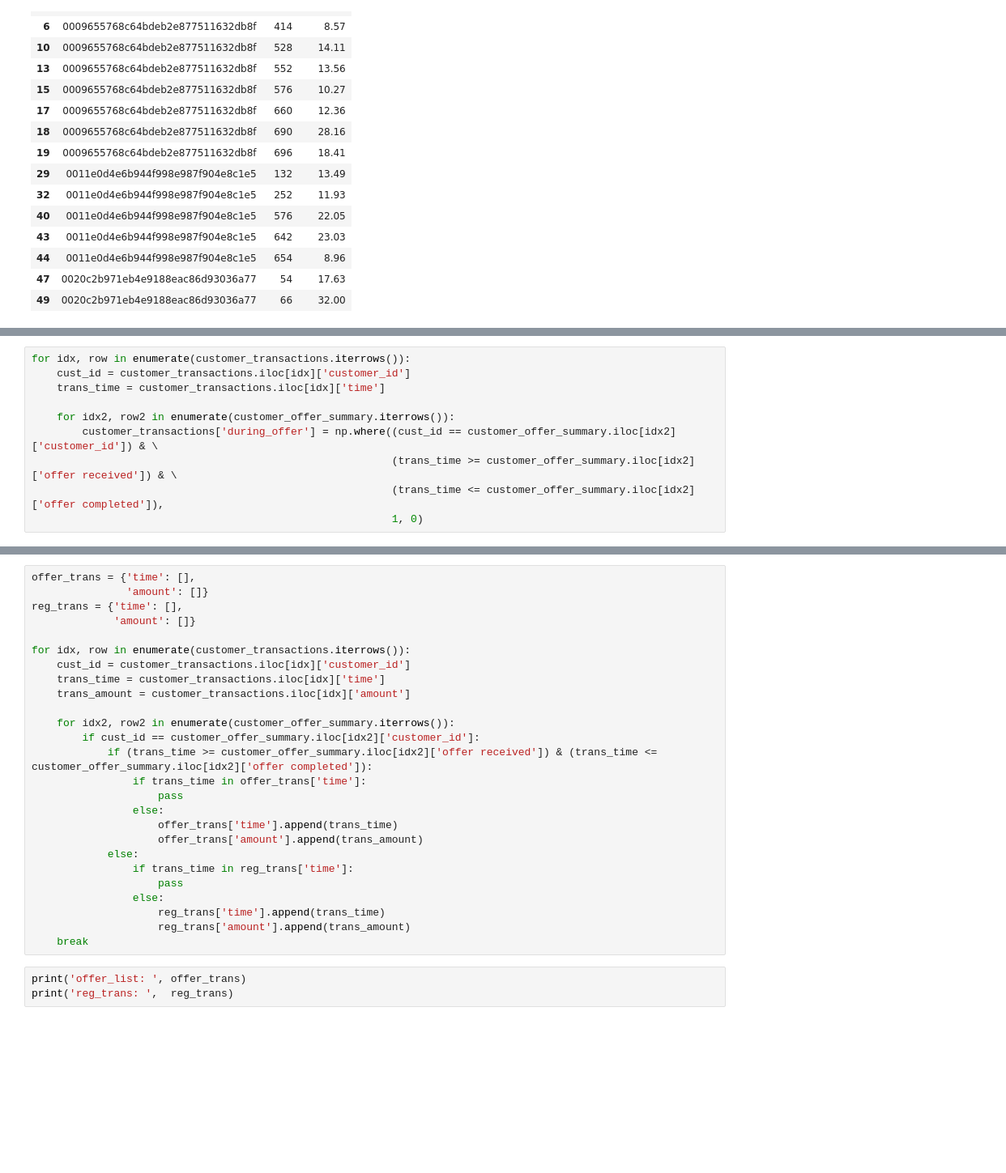
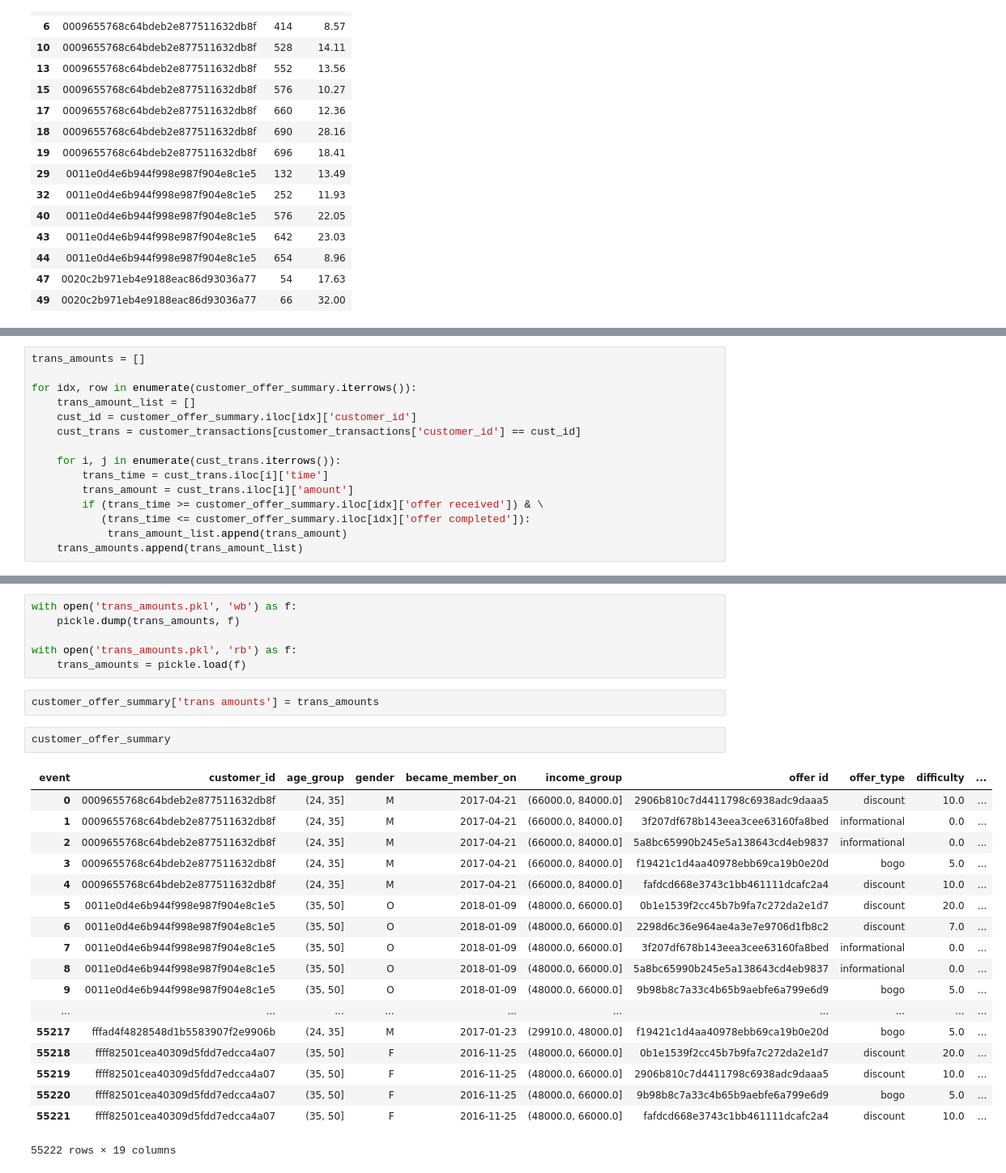
Before and after one commit to ajgiust/Optimize-Starbucks-App-Offers, a Jupyter notebook: Starbucks_Capstone_notebook.ipynb, the cells around one changed output, grey strips where cells are left out. Shown: that part at 81% size. Saved outputs shown, nothing was run; the diff lists cells and outputs as text; blank space fills up the shorter version.

Commit message:
feat: Create trans_amounts column

```diff
--- a/Starbucks_Capstone_notebook.ipynb
+++ b/Starbucks_Capstone_notebook.ipynb
@@ -831,10 +838,15 @@ customer_transactions.head(15)
 # %%
-for idx, row in enumerate(customer_transactions.iterrows()):
-    cust_id = customer_transactions.iloc[idx]['customer_id']
-    trans_time = customer_transactions.iloc[idx]['time']
+trans_amounts = []
 
-    for idx2, row2 in enumerate(customer_offer_summary.iterrows()):
-        customer_transactions['during_offer'] = np.where((cust_id == customer_offer_summary.iloc[idx2]['customer_id']) & \
-                                                         (trans_time >= customer_offer_summary.iloc[idx2]['offer received']) & \
-                                                         (trans_time <= customer_offer_summary.iloc[idx2]['offer completed']),
-                                                         1, 0)
+for idx, row in enumerate(customer_offer_summary.iterrows()):
+    trans_amount_list = []
+    cust_id = customer_offer_summary.iloc[idx]['customer_id']
+    cust_trans = customer_transactions[customer_transactions['customer_id'] == cust_id]
+
+    for i, j in enumerate(cust_trans.iterrows()):
+        trans_time = cust_trans.iloc[i]['time']
+        trans_amount = cust_trans.iloc[i]['amount']
+        if (trans_time >= customer_offer_summary.iloc[idx]['offer received']) & \
+           (trans_time <= customer_offer_summary.iloc[idx]['offer completed']):
+            trans_amount_list.append(trans_amount)
+    trans_amounts.append(trans_amount_list)
@@ -860,32 +853,32 @@ customer_transactions.head(15)
-# %%
-offer_trans = {'time': [],
-               'amount': []}
-reg_trans = {'time': [],
-             'amount': []}
-
-for idx, row in enumerate(customer_transactions.iterrows()):
-    cust_id = customer_transactions.iloc[idx]['customer_id']
-    trans_time = customer_transactions.iloc[idx]['time']
-    trans_amount = customer_transactions.iloc[idx]['amount']
-
-    for idx2, row2 in enumerate(customer_offer_summary.iterrows()):
-        if cust_id == customer_offer_summary.iloc[idx2]['customer_id']:
-            if (trans_time >= customer_offer_summary.iloc[idx2]['offer received']) & (trans_time <= customer_offer_summary.iloc[idx2]['offer completed']):
-                if trans_time in offer_trans['time']:
-                    pass
-                else:
-                    offer_trans['time'].append(trans_time)
-                    offer_trans['amount'].append(trans_amount)
-            else:
-                if trans_time in reg_trans['time']:
-                    pass
-                else:
-                    reg_trans['time'].append(trans_time)
-                    reg_trans['amount'].append(trans_amount)
-    break
-# %%
-print('offer_list: ', offer_trans)
-print('reg_trans: ',  reg_trans)
+# %%
+with open('trans_amounts.pkl', 'wb') as f:
+    pickle.dump(trans_amounts, f)
+
+with open('trans_amounts.pkl', 'rb') as f:
+    trans_amounts = pickle.load(f)
+# %%
+customer_offer_summary['trans amounts'] = trans_amounts
+# %%
+customer_offer_summary
+# %% [output]
+| event | customer_id | age_group | gender | became_member_on | income_group | offer id | offer_type | difficulty | ... |
+| 0 | 0009655768c64bdeb2e877511632db8f | (24, 35] | M | 2017-04-21 | (66000.0, 84000.0] | 2906b810c7d4411798c6938adc9daaa5 | discount | 10.0 | ... |
+| 1 | 0009655768c64bdeb2e877511632db8f | (24, 35] | M | 2017-04-21 | (66000.0, 84000.0] | 3f207df678b143eea3cee63160fa8bed | informational | 0.0 | ... |
+| 2 | 0009655768c64bdeb2e877511632db8f | (24, 35] | M | 2017-04-21 | (66000.0, 84000.0] | 5a8bc65990b245e5a138643cd4eb9837 | informational | 0.0 | ... |
+| 3 | 0009655768c64bdeb2e877511632db8f | (24, 35] | M | 2017-04-21 | (66000.0, 84000.0] | f19421c1d4aa40978ebb69ca19b0e20d | bogo | 5.0 | ... |
+| 4 | 0009655768c64bdeb2e877511632db8f | (24, 35] | M | 2017-04-21 | (66000.0, 84000.0] | fafdcd668e3743c1bb461111dcafc2a4 | discount | 10.0 | ... |
+| 5 | 0011e0d4e6b944f998e987f904e8c1e5 | (35, 50] | O | 2018-01-09 | (48000.0, 66000.0] | 0b1e1539f2cc45b7b9fa7c272da2e1d7 | discount | 20.0 | ... |
+| 6 | 0011e0d4e6b944f998e987f904e8c1e5 | (35, 50] | O | 2018-01-09 | (48000.0, 66000.0] | 2298d6c36e964ae4a3e7e9706d1fb8c2 | discount | 7.0 | ... |
+| 7 | 0011e0d4e6b944f998e987f904e8c1e5 | (35, 50] | O | 2018-01-09 | (48000.0, 66000.0] | 3f207df678b143eea3cee63160fa8bed | informational | 0.0 | ... |
+| 8 | 0011e0d4e6b944f998e987f904e8c1e5 | (35, 50] | O | 2018-01-09 | (48000.0, 66000.0] | 5a8bc65990b245e5a138643cd4eb9837 | informational | 0.0 | ... |
+| 9 | 0011e0d4e6b944f998e987f904e8c1e5 | (35, 50] | O | 2018-01-09 | (48000.0, 66000.0] | 9b98b8c7a33c4b65b9aebfe6a799e6d9 | bogo | 5.0 | ... |
+| ... | ... | ... | ... | ... | ... | ... | ... | ... | ... |
+| 55217 | fffad4f4828548d1b5583907f2e9906b | (24, 35] | M | 2017-01-23 | (29910.0, 48000.0] | f19421c1d4aa40978ebb69ca19b0e20d | bogo | 5.0 | ... |
+| 55218 | ffff82501cea40309d5fdd7edcca4a07 | (35, 50] | F | 2016-11-25 | (48000.0, 66000.0] | 0b1e1539f2cc45b7b9fa7c272da2e1d7 | discount | 20.0 | ... |
+| 55219 | ffff82501cea40309d5fdd7edcca4a07 | (35, 50] | F | 2016-11-25 | (48000.0, 66000.0] | 2906b810c7d4411798c6938adc9daaa5 | discount | 10.0 | ... |
+| 55220 | ffff82501cea40309d5fdd7edcca4a07 | (35, 50] | F | 2016-11-25 | (48000.0, 66000.0] | 9b98b8c7a33c4b65b9aebfe6a799e6d9 | bogo | 5.0 | ... |
+| 55221 | ffff82501cea40309d5fdd7edcca4a07 | (35, 50] | F | 2016-11-25 | (48000.0, 66000.0] | fafdcd668e3743c1bb461111dcafc2a4 | discount | 10.0 | ... |
+55222 rows × 19 columns
 # %%
 # get_dummies_list = ['age_group', 'gender', 'income_group', 'offer_type']
 
```
Also changed, not shown: parts of 5 cells of this notebook, 1 other file.
